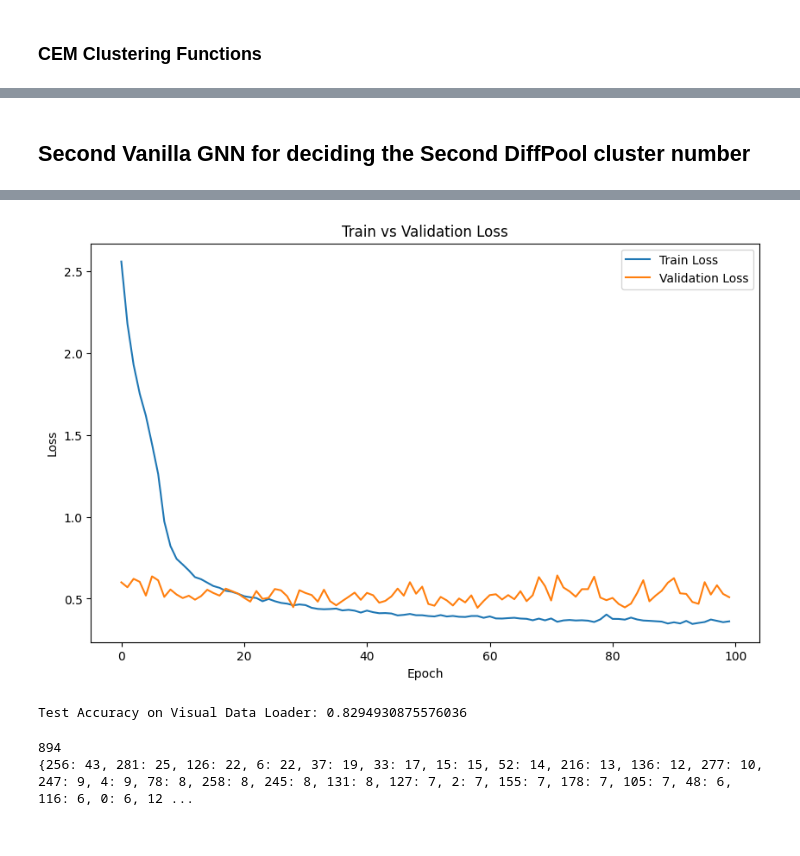
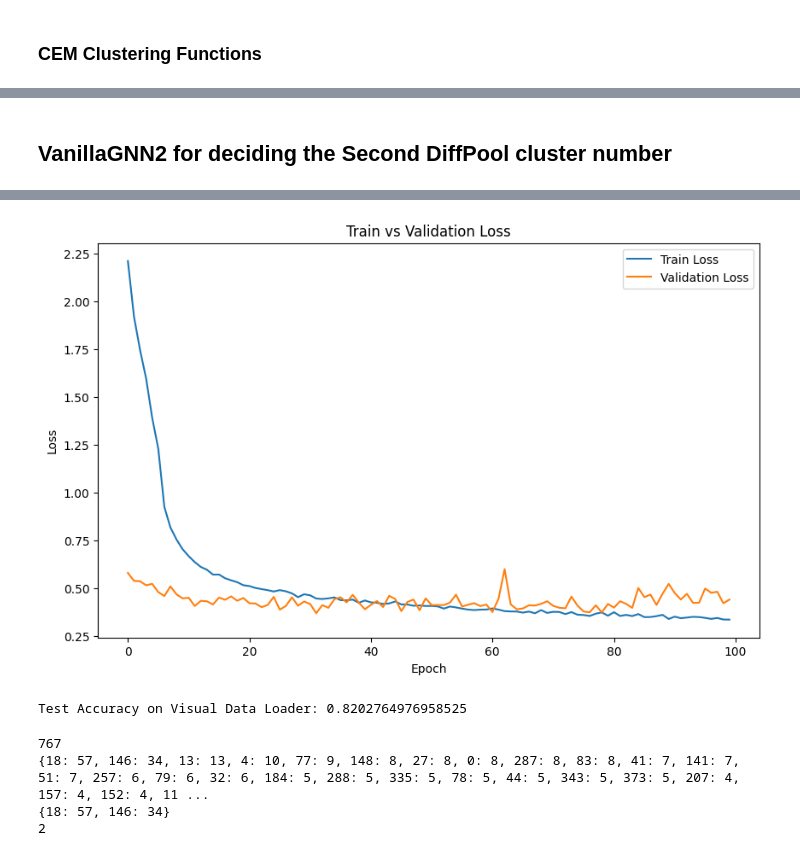
Before and after one commit to Stella-zjy/L65-GDL-project, a Jupyter notebook: CEM-VanillaGCN.ipynb, the cells around one changed output, grey strips where cells are left out. Cells and saved outputs as stored; diff of their text form; code cells hidden in the pictures.

```diff
--- a/CEM-VanillaGCN.ipynb
+++ b/CEM-VanillaGCN.ipynb
@@ -102,8 +113,8 @@ def cem_plot(activation_space_before, graph_nodes_enumerate, DR_method, layer_nu
 # %%
 # Define the model
 num_hidden_unit = 40
-model_vanilla = Vanilla_GNN(dataset.num_features, num_hidden_unit, dataset.num_classes)
-model_checkpoint_vanilla = f'vanilla_model_state_dict_best_{num_hidden_unit}.pth'
+model_vanilla = VanillaGNN(dataset.num_features, num_hidden_unit, dataset.num_classes)
+model_checkpoint_vanilla = f'vanilla_model_{num_hidden_unit}_seed_{seed}.pth'
 model_type = 'vanilla'
 
 # Training
@@ -165,11 +184,11 @@ cem_plot(x_gnn1_embed, graph_nodes_enumerate, 'TSNE', 'First DiffPool')
 # %% [markdown]
-## Second Vanilla GNN for deciding the Second DiffPool cluster number
+## VanillaGNN2 for deciding the Second DiffPool cluster number
 # %%
 # Define the model
 num_hidden_unit = 40
-num_nodes1 = 12
-model_vanilla2 = Vanilla_GNN2(dataset.num_features, num_hidden_unit, dataset.num_classes, num_nodes1)
-model_checkpoint_vanilla2 = f'vanilla_model_hidden_unit_{num_hidden_unit}_diffpool_{num_nodes1}.pth'
+num_nodes1 = 8
+model_vanilla2 = VanillaGNN2(dataset.num_features, num_hidden_unit, dataset.num_classes, num_nodes1)
+model_checkpoint_vanilla2 = f'vanilla_model_hidden_unit_{num_hidden_unit}_diffpool_{num_nodes1}_seed_{seed}.pth'
 model_type2 = 'vanilla2'
 
 # Training
@@ -197,6 +216,10 @@ Epoch 100, Train Loss: 0.3617, Val Loss: 0.5092, Val Acc: 0.7972
-[figure, old version]
+[figure, new version]
 # %%
-model_vanilla2_0 = Vanilla_GNN2(dataset.num_features, num_hidden_unit, dataset.num_classes, num_nodes1)
+num_hidden_unit = 40
+num_nodes1 = 8
+model_checkpoint_vanilla2 = f'vanilla_model_hidden_unit_{num_hidden_unit}_diffpool_{num_nodes1}_seed_{seed}.pth'
+model_type2 = 'vanilla2'
+model_vanilla2_0 = VanillaGNN2(dataset.num_features, num_hidden_unit, dataset.num_classes, num_nodes1)
 model_vanilla2_0.load_state_dict(torch.load(model_checkpoint_vanilla2))
 model_vanilla2_0.eval()
 
@@ -204,7 +227,7 @@ criterion = torch.nn.CrossEntropyLoss()
 test_loss, test_acc = test(model_vanilla2_0, visual_data_loader, criterion, model_type2)
 print('Test Accuracy on Visual Data Loader:', test_acc)
 # %% [output]
-Test Accuracy on Visual Data Loader: 0.8294930875576036
+Test Accuracy on Visual Data Loader: 0.8202764976958525
 # %%
 for data in visual_data_loader:
 
@@ -225,9 +248,15 @@ for batch_idx in range(len(cluster_assignments1)):
     graph_nodes_enumerate_2.append(torch.unique(new_nodes).tolist())
 
 sorted_cluster_dict_2 = cem_cluster_dict(x_gnn2_embed, graph_nodes_enumerate_2)
+
+sorted_cluster_dict_2, n_2 = cem_guidance(sorted_cluster_dict_2, threshold = 0.02)
+print(sorted_cluster_dict_2)
+print(n_2)
 # %% [output]
-894
-{256: 43, 281: 25, 126: 22, 6: 22, 37: 19, 33: 17, 15: 15, 52: 14, 216: 13, 136: 12, 277: 10, 247: 9, 4: 9, 78: 8, 258: 8, 245: 8, 131: 8, 127: 7, 2: 7, 155: 7, 178: 7, 105: 7, 48: 6, 116: 6, 0: 6, 12 ...
+767
+{18: 57, 146: 34, 13: 13, 4: 10, 77: 9, 148: 8, 27: 8, 0: 8, 287: 8, 83: 8, 41: 7, 141: 7, 51: 7, 257: 6, 79: 6, 32: 6, 184: 5, 288: 5, 335: 5, 78: 5, 44: 5, 343: 5, 373: 5, 207: 4, 157: 4, 152: 4, 11 ...
+{18: 57, 146: 34}
+2
 # %%
 cem_plot(x_gnn2_embed, graph_nodes_enumerate_2, 'TSNE', 'Second DiffPool')
 # %% [output]
```
Also changed, not shown: parts of 9 cells of this notebook.
